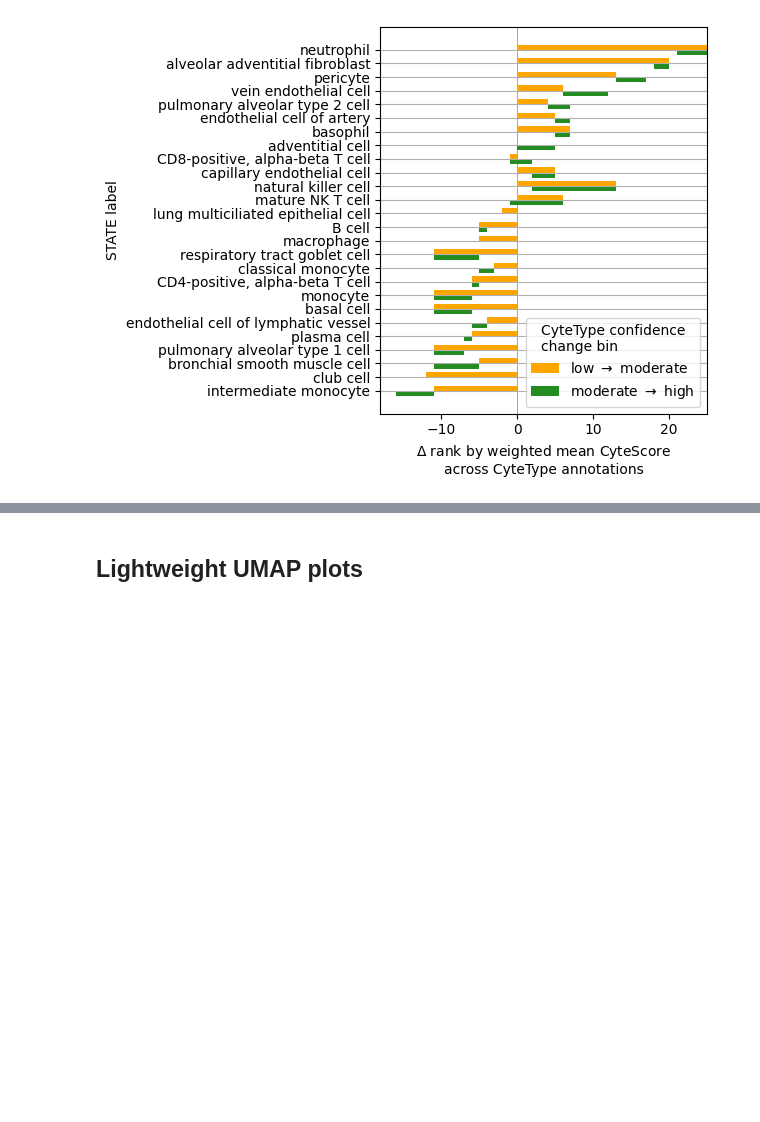
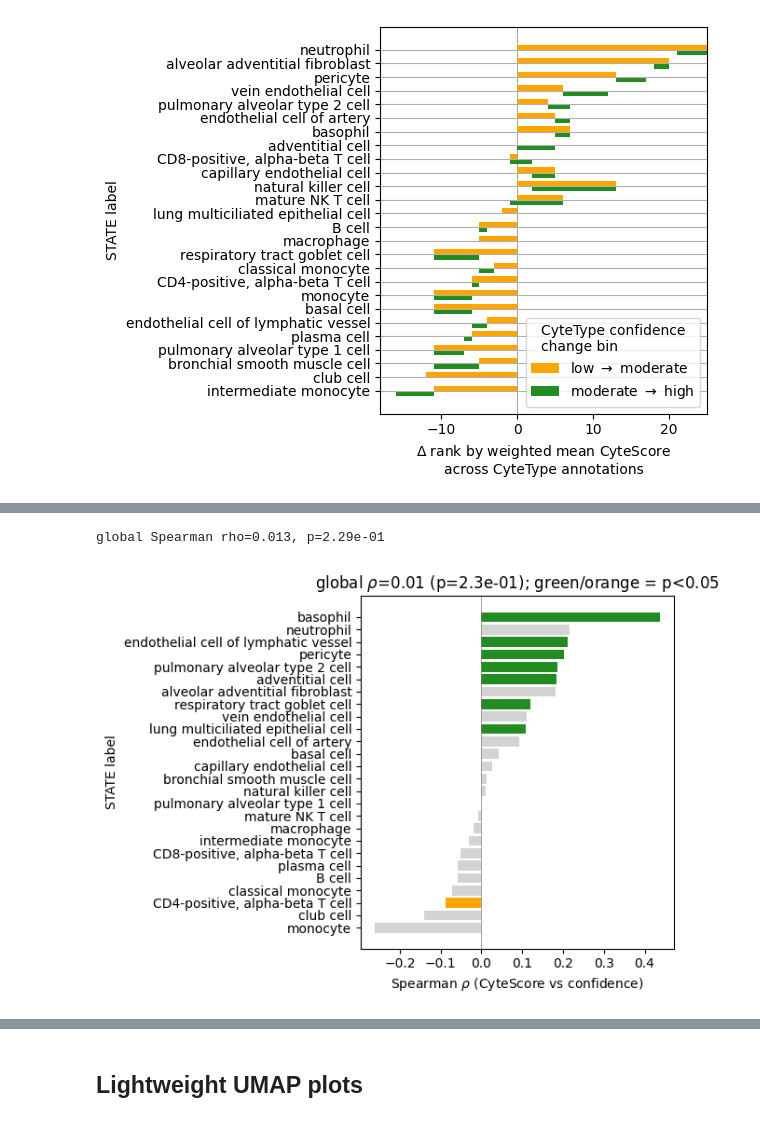
Before and after one commit to otodreas/scBaseCount_Pipeline, a Jupyter notebook: writeups/state_vs_cytetype/annotation_inspection.ipynb, the cells around one changed output, grey strips where cells are left out. Drawn from its saved outputs; the diff is of its cells as text; code cells hidden in the pictures; blank space fills up the shorter version.

```diff
--- a/writeups/state_vs_cytetype/annotation_inspection.ipynb
+++ b/writeups/state_vs_cytetype/annotation_inspection.ipynb
@@ -187,0 +222,45 @@ with pd.option_context("display.max_rows", None, "display.max_colwidth", None):
+# %%
+from scipy.stats import spearmanr
+
+# global, pooled pair-level rows (unweighted by n_cells, by design)
+conf_ord_all = summary["cytetype_confidence"].map(CONF_ORDINAL)
+rho_all, p_all = spearmanr(conf_ord_all, summary["cytescore_similarity"])
+print(f"global Spearman rho={rho_all:.3f}, p={p_all:.2e}")
+
+rows = []
+for i, (ct, g) in enumerate(summary.groupby("cell_type", observed=True)):
+    conf_ord = g["cytetype_confidence"].map(CONF_ORDINAL)
+    if conf_ord.nunique() < 2:  # need at least two bands to define a trend
+        continue
+    rho, pval = spearmanr(conf_ord, g["cytescore_similarity"])
+    # if pval < 0.05:
+    #     fig, ax = plt.subplots()
+    #     ax.scatter(g["cytetype_confidence"], g["cytescore_similarity"], alpha=0.2)
+    #     ax.invert_xaxis()
+
+    rows.append({"cell_type": ct, "rho": rho, "pval": pval, "n_pairs": len(g)})
+
+spear = (
+    pd.DataFrame(rows)
+    .dropna(subset=["rho"])
+    .set_index("cell_type")
+    .sort_values("rho")
+)
+
+colors = [
+    "#228B22" if (p < 0.05 and r > 0) else "#FFA500" if (p < 0.05 and r < 0) else "lightgrey"
+    for r, p in zip(spear["rho"], spear["pval"])
+]
+
+fig, ax = plt.subplots()
+ax.barh(spear.index, spear["rho"], color=colors)
+ax.axvline(0, color="grey", linewidth=0.5)
+ax.set_xlabel(r"Spearman $\rho$ (CyteScore vs confidence)")
+ax.set_ylabel("STATE label")
+ax.set_title(f"global " + rf"$\rho$={rho_all:.2f} (p={p_all:.1e}); green/orange = p<0.05")
+plt.tight_layout()
+fig.savefig(FIGS_DIR / "cytescore_confidence_spearman.png", dpi=150, bbox_inches="tight")
+plt.show()
+# %% [output]
+global Spearman rho=0.013, p=2.29e-01
+[figure, added]
```
Also changed, not shown: parts of 13 cells of this notebook, 2 other files.
